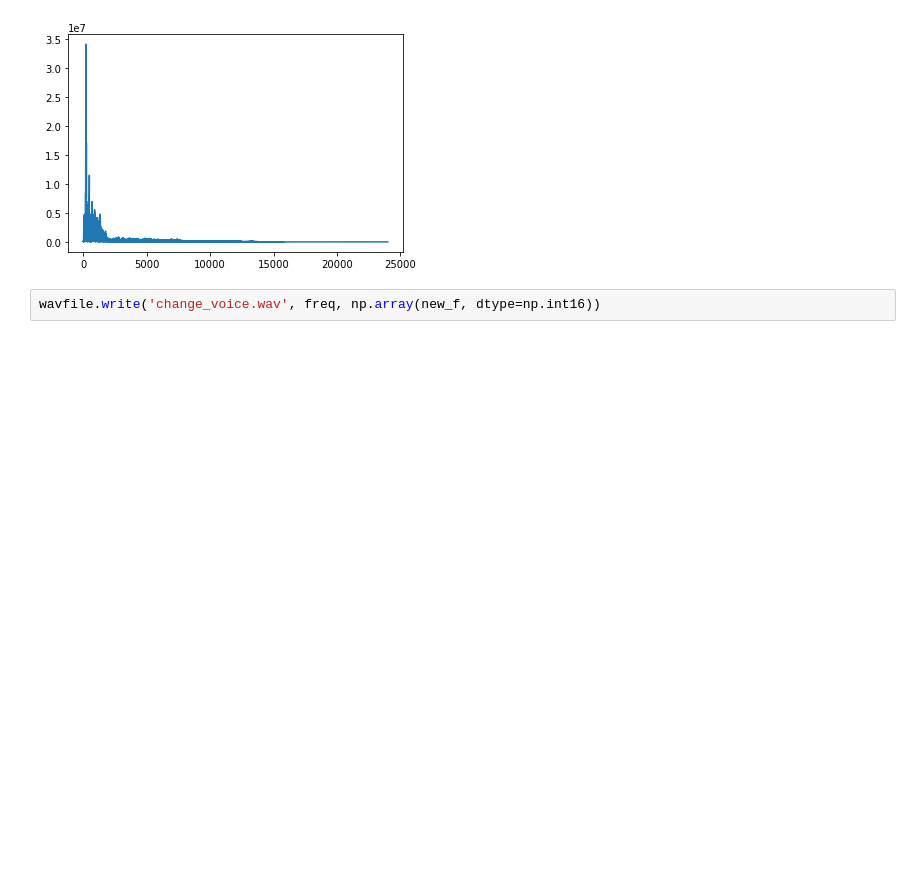
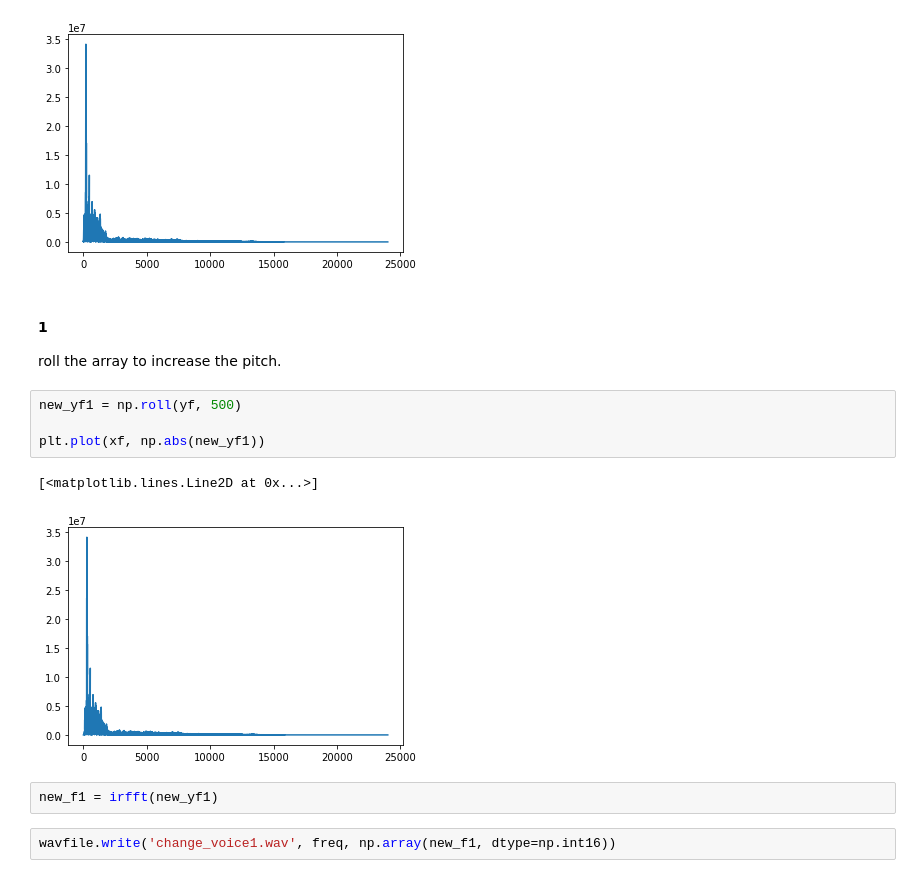
Before and after one commit to nannn16/ssm, a Jupyter notebook: Homework/Homework 3.6.ipynb, the cells around one changed output. Cells and saved outputs as stored; diff of their text form; blank space fills up the shorter version.

```diff
--- a/Homework/Homework 3.6.ipynb
+++ b/Homework/Homework 3.6.ipynb
@@ -30,5 +34,17 @@ plt.plot(xf, np.abs(yf))
 # %% [output]
 [<matplotlib.lines.Line2D at 0x...>]
 [figure]
+# %% [markdown]
+#### 1
+roll the array to increase the pitch.
+# %%
+new_yf1 = np.roll(yf, 500)
+
+plt.plot(xf, np.abs(new_yf1))
+# %% [output]
+[<matplotlib.lines.Line2D at 0x...>]
+[figure, added]
+# %%
+new_f1 = irfft(new_yf1)
 # %%
-wavfile.write('change_voice.wav', freq, np.array(new_f, dtype=np.int16))
+wavfile.write('change_voice1.wav', freq, np.array(new_f1, dtype=np.int16))
```
Also changed, not shown: parts of 5 cells of this notebook, 4 other files.
